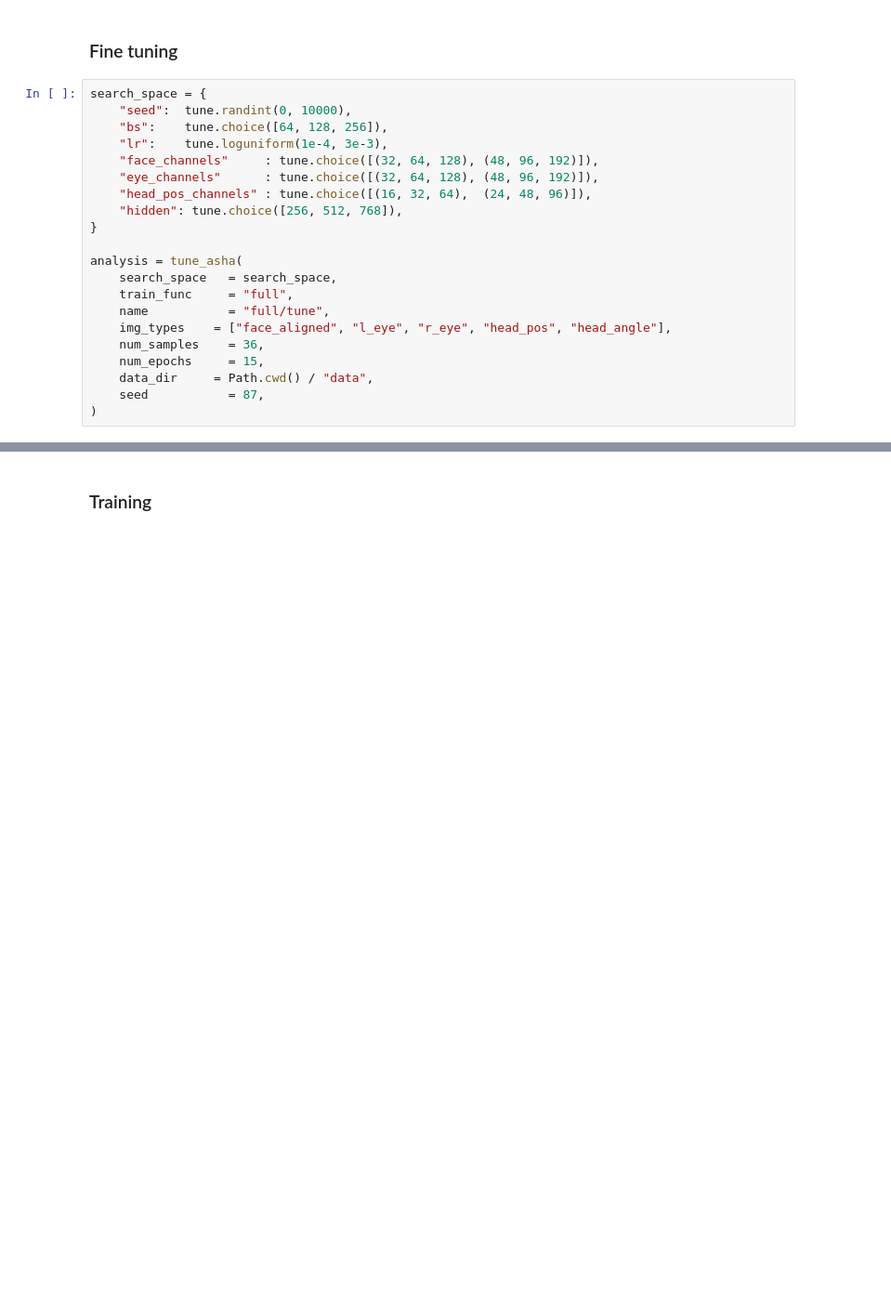
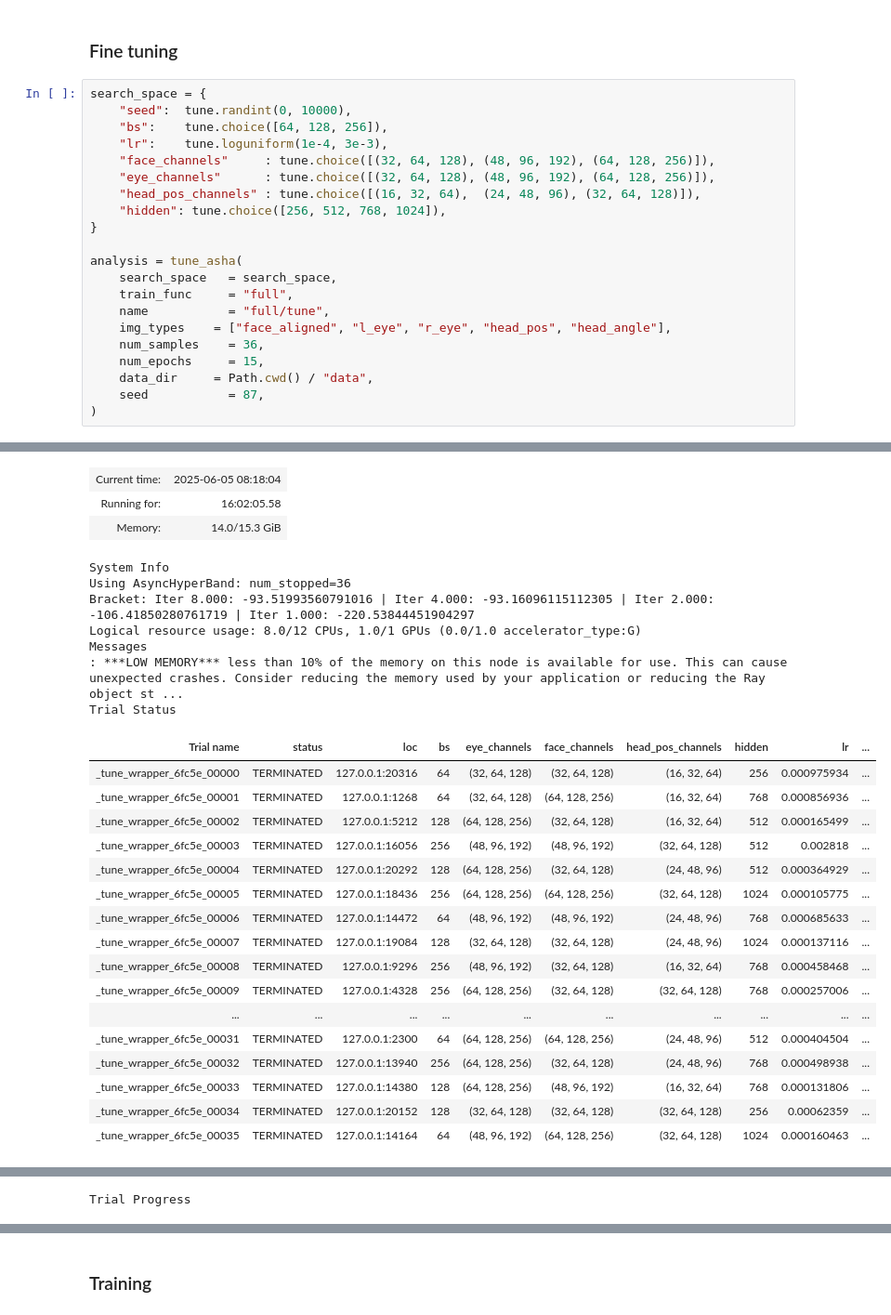
Before and after one commit to YssfDevOps/eye-tracker-vocacions, a Jupyter notebook: src/final_model_full.ipynb, the cells around one changed output, grey strips where cells are left out. Shown at 93% size. Drawn from its saved outputs; the diff is of its cells as text; blank space fills up the shorter version.

```diff
--- a/src/final_model_full.ipynb
+++ b/src/final_model_full.ipynb
@@ -60,10 +64,10 @@ search_space = {
     "seed":  tune.randint(0, 10000),
     "bs":    tune.choice([64, 128, 256]),
     "lr":    tune.loguniform(1e-4, 3e-3),
-    "face_channels"     : tune.choice([(32, 64, 128), (48, 96, 192)]),
-    "eye_channels"      : tune.choice([(32, 64, 128), (48, 96, 192)]),
-    "head_pos_channels" : tune.choice([(16, 32, 64),  (24, 48, 96)]),
-    "hidden": tune.choice([256, 512, 768]),
+    "face_channels"     : tune.choice([(32, 64, 128), (48, 96, 192), (64, 128, 256)]),
+    "eye_channels"      : tune.choice([(32, 64, 128), (48, 96, 192), (64, 128, 256)]),
+    "head_pos_channels" : tune.choice([(16, 32, 64),  (24, 48, 96), (32, 64, 128)]),
+    "hidden": tune.choice([256, 512, 768, 1024]),
 }
 
 analysis = tune_asha(
@@ -76,3 +80,4 @@ analysis = tune_asha(
     data_dir     = Path.cwd() / "data",
     seed           = 87,
 )
+# %% [output]
@@ -78,0 +88,27 @@ analysis = tune_asha(
+| Current time: | 2025-06-05 08:18:04 |
+| Running for: | 16:02:05.58 |
+| Memory: | 14.0/15.3 GiB |
+System Info
+Using AsyncHyperBand: num_stopped=36
+Bracket: Iter 8.000: -93.51993560791016 | Iter 4.000: -93.16096115112305 | Iter 2.000: -106.41850280761719 | Iter 1.000: -220.53844451904297
+Logical resource usage: 8.0/12 CPUs, 1.0/1 GPUs (0.0/1.0 accelerator_type:G)
+Messages
+: ***LOW MEMORY*** less than 10% of the memory on this node is available for use. This can cause unexpected crashes. Consider reducing the memory used by your application or reducing the Ray object st ...
+Trial Status
+| Trial name | status | loc | bs | eye_channels | face_channels | head_pos_channels | hidden | lr | ... |
+| _tune_wrapper_6fc5e_00000 | TERMINATED | 127.0.0.1:20316 | 64 | (32, 64, 128) | (32, 64, 128) | (16, 32, 64) | 256 | 0.000975934 | ... |
+| _tune_wrapper_6fc5e_00001 | TERMINATED | 127.0.0.1:1268 | 64 | (32, 64, 128) | (64, 128, 256) | (16, 32, 64) | 768 | 0.000856936 | ... |
+| _tune_wrapper_6fc5e_00002 | TERMINATED | 127.0.0.1:5212 | 128 | (64, 128, 256) | (32, 64, 128) | (16, 32, 64) | 512 | 0.000165499 | ... |
+| _tune_wrapper_6fc5e_00003 | TERMINATED | 127.0.0.1:16056 | 256 | (48, 96, 192) | (48, 96, 192) | (32, 64, 128) | 512 | 0.002818 | ... |
+| _tune_wrapper_6fc5e_00004 | TERMINATED | 127.0.0.1:20292 | 128 | (64, 128, 256) | (32, 64, 128) | (24, 48, 96) | 512 | 0.000364929 | ... |
+| _tune_wrapper_6fc5e_00005 | TERMINATED | 127.0.0.1:18436 | 256 | (64, 128, 256) | (64, 128, 256) | (32, 64, 128) | 1024 | 0.000105775 | ... |
+| _tune_wrapper_6fc5e_00006 | TERMINATED | 127.0.0.1:14472 | 64 | (48, 96, 192) | (48, 96, 192) | (24, 48, 96) | 768 | 0.000685633 | ... |
+| _tune_wrapper_6fc5e_00007 | TERMINATED | 127.0.0.1:19084 | 128 | (32, 64, 128) | (32, 64, 128) | (24, 48, 96) | 1024 | 0.000137116 | ... |
+| _tune_wrapper_6fc5e_00008 | TERMINATED | 127.0.0.1:9296 | 256 | (48, 96, 192) | (32, 64, 128) | (16, 32, 64) | 768 | 0.000458468 | ... |
+| _tune_wrapper_6fc5e_00009 | TERMINATED | 127.0.0.1:4328 | 256 | (64, 128, 256) | (32, 64, 128) | (32, 64, 128) | 768 | 0.000257006 | ... |
+| ... | ... | ... | ... | ... | ... | ... | ... | ... | ... |
+| _tune_wrapper_6fc5e_00031 | TERMINATED | 127.0.0.1:2300 | 64 | (64, 128, 256) | (64, 128, 256) | (24, 48, 96) | 512 | 0.000404504 | ... |
+| _tune_wrapper_6fc5e_00032 | TERMINATED | 127.0.0.1:13940 | 256 | (64, 128, 256) | (32, 64, 128) | (24, 48, 96) | 768 | 0.000498938 | ... |
+| _tune_wrapper_6fc5e_00033 | TERMINATED | 127.0.0.1:14380 | 128 | (64, 128, 256) | (48, 96, 192) | (16, 32, 64) | 768 | 0.000131806 | ... |
+| _tune_wrapper_6fc5e_00034 | TERMINATED | 127.0.0.1:20152 | 128 | (32, 64, 128) | (32, 64, 128) | (32, 64, 128) | 256 | 0.00062359 | ... |
+| _tune_wrapper_6fc5e_00035 | TERMINATED | 127.0.0.1:14164 | 64 | (48, 96, 192) | (64, 128, 256) | (32, 64, 128) | 1024 | 0.000160463 | ... |
@@ -78,0 +132 @@ analysis = tune_asha(
+Trial Progress
```
Also changed, not shown: parts of 7 cells of this notebook.
